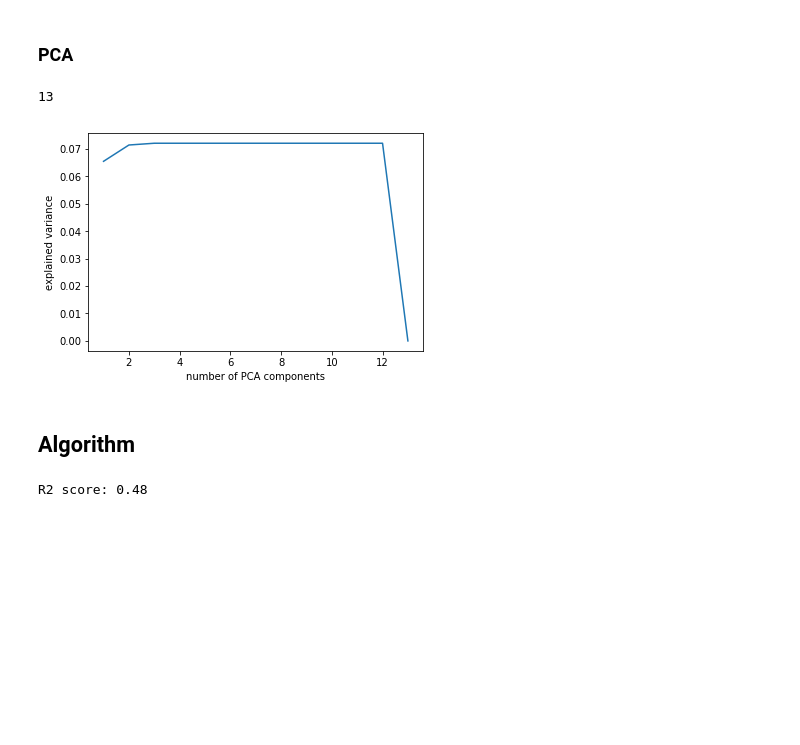
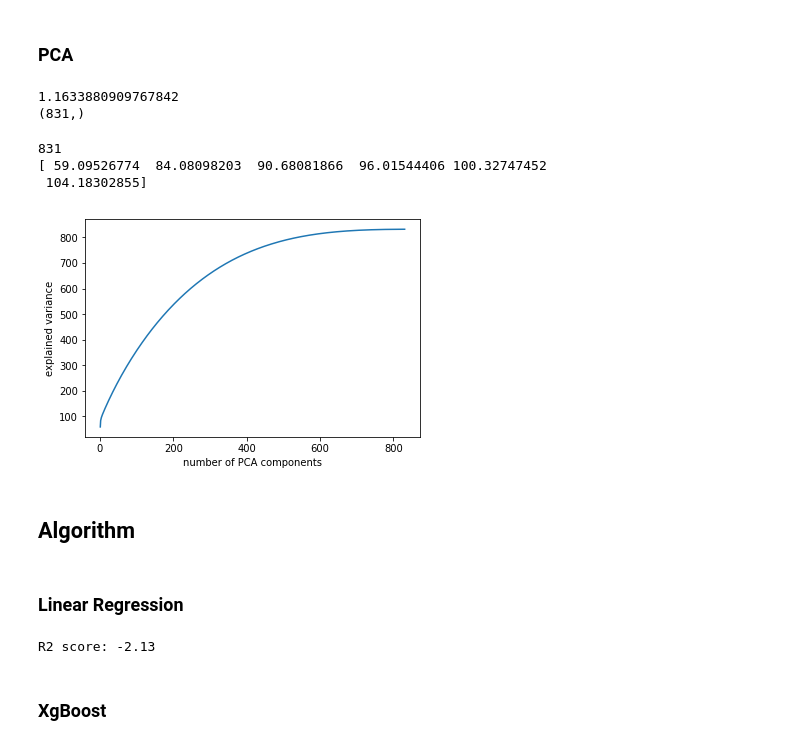
Before and after one commit to linn-hornwall/advML, a Jupyter notebook: task1/Data Analysis.ipynb, the cells around one changed output. Saved outputs shown, nothing was run; the diff lists cells and outputs as text; code cells hidden in the pictures; blank space fills up the shorter version.

```diff
--- a/task1/Data Analysis.ipynb
+++ b/task1/Data Analysis.ipynb
@@ -83,12 +104,12 @@ print(X_test.isnull().sum().sum())
 ### Data normalization
 # %%
 # Get column names first
-#names = X.columns
+names = X.columns
+#X_normalized = preprocessing.normalize(X_normalized)
+#X_test_normalized = preprocessing.normalize(X_test_normalized)
 # Create the Scaler object
-#scaler = preprocessing.StandardScaler()
+scaler = preprocessing.StandardScaler()
+scaler.fit(X)
 # Fit your data on the scaler object
-#X_normalized = scaler.fit_transform(X)
-#X_test_normalized = scaler.transform(X_test)
+X_normalized = scaler.transform(X)
+X_test_normalized = scaler.transform(X_test)
-# %%
-X_normalized = preprocessing.normalize(X)
-X_test_normalized = preprocessing.normalize(X_test)
@@ -169,25 +220,36 @@ new shape of X_test:(776, 13)
 # %% [markdown]
 ### PCA
+# %%
+print(np.max(np.var(X_train,axis=0)))
+print(np.var(X_train,axis=0).shape)
+# %% [output]
+1.1633880909767842
+(831,)
 # %%
 n_columns = X_train.shape[1]
 print(n_columns)
 pca = PCA(n_components = n_columns)
 pca.fit(X_train)
 components = np.linspace(1, n_columns, n_columns)
 explained_var = np.zeros(n_columns)
 explained_var[0] = pca.explained_variance_[0]
-for i in range(1,n_columns):
+for i in range(1,n_columns+1):
     explained_var[i-1] = explained_var[i-2] + pca.explained_variance_[i-1]
-
+  #explained_var[i-1] = pca.explained_variance_ratio_[i-1]
+print(explained_var[0:6])
 plt.plot(components,explained_var, label="Sum of explained variance")
 plt.xlabel('number of PCA components')
 plt.ylabel('explained variance')
 plt.show()
 # %% [output]
-13
+831
+[ 59.09526774  84.08098203  90.68081866  96.01544406 100.32747452
+ 104.18302855]
-[figure, old version]
+[figure, new version]
 # %% [markdown]
 ## Algorithm
+# %% [markdown]
+### Linear Regression
 # %%
 regr = linear_model.LinearRegression()
 
@@ -198,4 +260,6 @@ Y_pred = regr.predict(X_val)
 
 print('R2 score: %.2f' % r2_score(Y_val, Y_pred))
 # %% [output]
-R2 score: 0.48
+R2 score: -2.13
+# %% [markdown]
+### XgBoost
```
Also changed, not shown: parts of 10 cells of this notebook.
